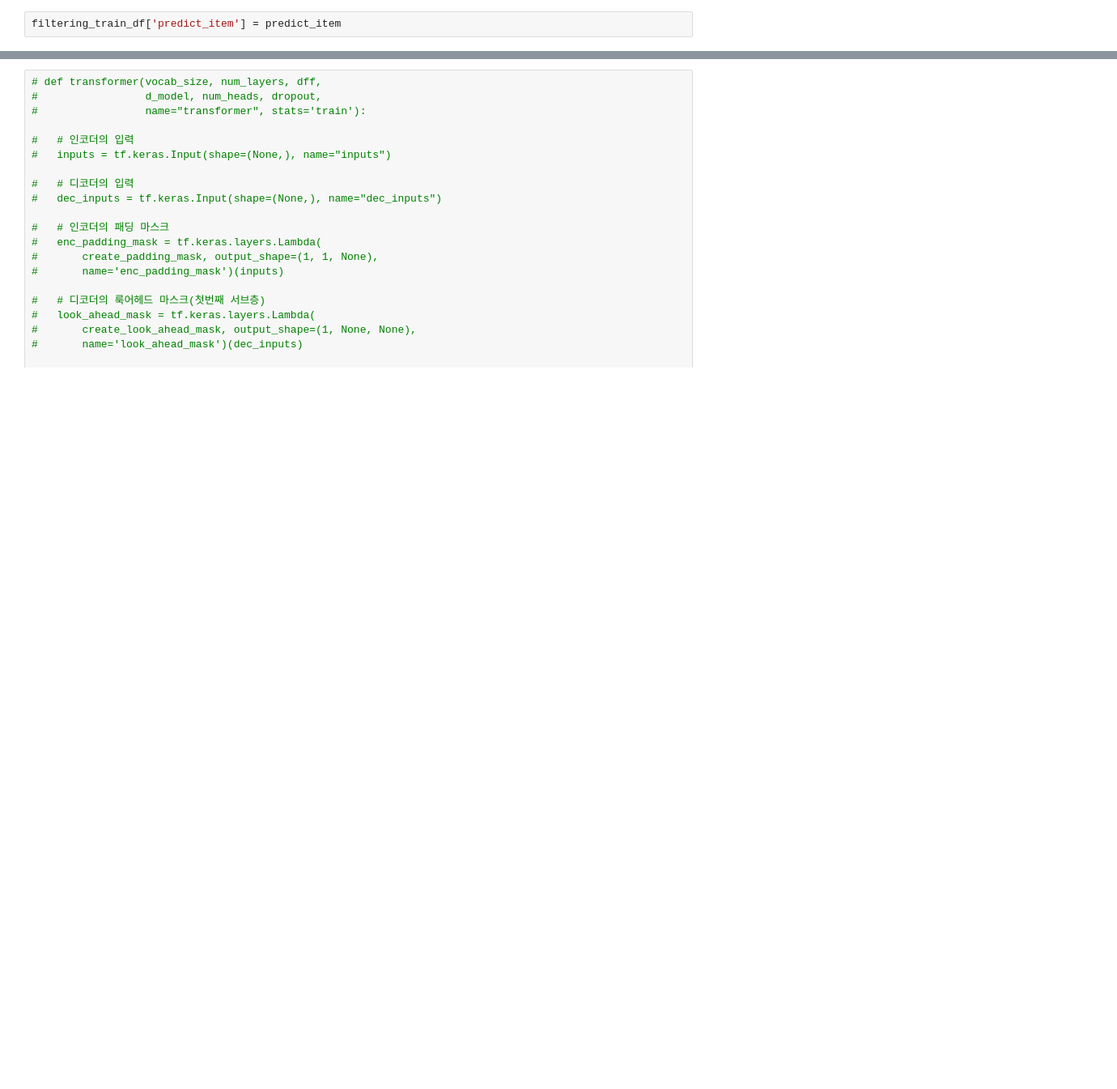
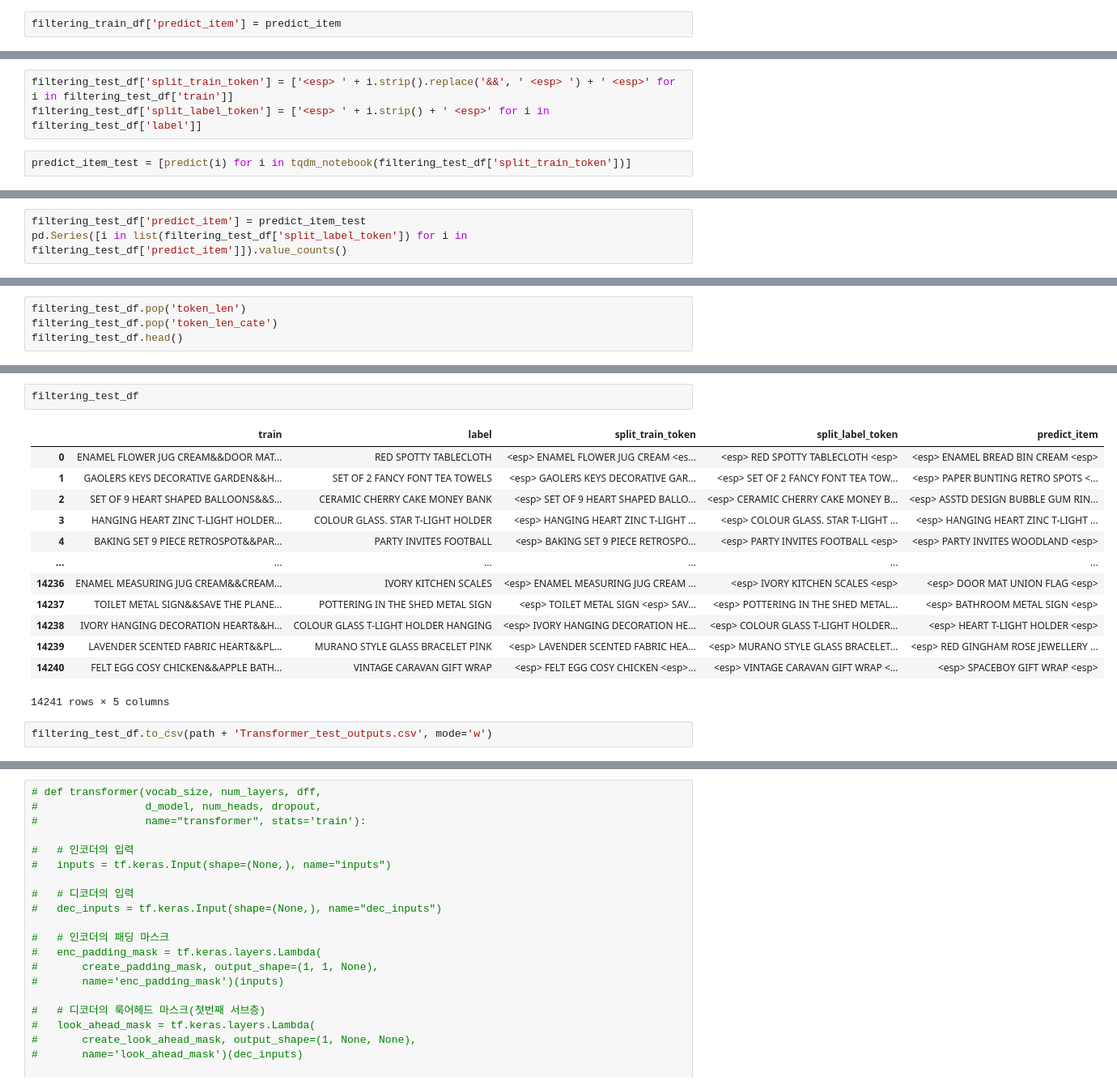
Before and after one commit to hoky1227/TransformRec, a Jupyter notebook: Transformer_상품추천_based_on_0328_JW.ipynb, the cells around one changed output, grey strips where cells are left out. Shown at 81% size. Drawn from its saved outputs; the diff is of its cells as text; blank space fills up the shorter version.

```diff
--- a/Transformer_상품추천_based_on_0328_JW.ipynb
+++ b/Transformer_상품추천_based_on_0328_JW.ipynb
@@ -1011,0 +886,5 @@ filtering_train_df.head()
+# %%
+filtering_test_df['split_train_token'] = ['<esp> ' + i.strip().replace('&&', ' <esp> ') + ' <esp>' for i in filtering_test_df['train']]
+filtering_test_df['split_label_token'] = ['<esp> ' + i.strip() + ' <esp>' for i in filtering_test_df['label']]
+# %%
+predict_item_test = [predict(i) for i in tqdm_notebook(filtering_test_df['split_train_token'])]
@@ -1011,0 +894,3 @@ filtering_train_df.head()
+# %%
+filtering_test_df['predict_item'] = predict_item_test
+pd.Series([i in list(filtering_test_df['split_label_token']) for i in filtering_test_df['predict_item']]).value_counts()
@@ -1011,0 +901,4 @@ filtering_train_df.head()
+# %%
+filtering_test_df.pop('token_len')
+filtering_test_df.pop('token_len_cate')
+filtering_test_df.head()
@@ -1011,0 +912,18 @@ filtering_train_df.head()
+# %%
+filtering_test_df
+# %% [output]
+|  | train | label | split_train_token | split_label_token | predict_item |
+| 0 | ENAMEL FLOWER JUG CREAM&&DOOR MAT... | RED SPOTTY TABLECLOTH | <esp> ENAMEL FLOWER JUG CREAM <es... | <esp> RED SPOTTY TABLECLOTH <esp> | <esp> ENAMEL BREAD BIN CREAM <esp> |
+| 1 | GAOLERS KEYS DECORATIVE GARDEN&&H... | SET OF 2 FANCY FONT TEA TOWELS | <esp> GAOLERS KEYS DECORATIVE GAR... | <esp> SET OF 2 FANCY FONT TEA TOW... | <esp> PAPER BUNTING RETRO SPOTS <... |
+| 2 | SET OF 9 HEART SHAPED BALLOONS&&S... | CERAMIC CHERRY CAKE MONEY BANK | <esp> SET OF 9 HEART SHAPED BALLO... | <esp> CERAMIC CHERRY CAKE MONEY B... | <esp> ASSTD DESIGN BUBBLE GUM RIN... |
+| 3 | HANGING HEART ZINC T-LIGHT HOLDER... | COLOUR GLASS. STAR T-LIGHT HOLDER | <esp> HANGING HEART ZINC T-LIGHT ... | <esp> COLOUR GLASS. STAR T-LIGHT ... | <esp> HANGING HEART ZINC T-LIGHT ... |
+| 4 | BAKING SET 9 PIECE RETROSPOT&&PAR... | PARTY INVITES FOOTBALL | <esp> BAKING SET 9 PIECE RETROSPO... | <esp> PARTY INVITES FOOTBALL <esp> | <esp> PARTY INVITES WOODLAND <esp> |
+| ... | ... | ... | ... | ... | ... |
+| 14236 | ENAMEL MEASURING JUG CREAM&&CREAM... | IVORY KITCHEN SCALES | <esp> ENAMEL MEASURING JUG CREAM ... | <esp> IVORY KITCHEN SCALES <esp> | <esp> DOOR MAT UNION FLAG <esp> |
+| 14237 | TOILET METAL SIGN&&SAVE THE PLANE... | POTTERING IN THE SHED METAL SIGN | <esp> TOILET METAL SIGN <esp> SAV... | <esp> POTTERING IN THE SHED METAL... | <esp> BATHROOM METAL SIGN <esp> |
+| 14238 | IVORY HANGING DECORATION HEART&&H... | COLOUR GLASS T-LIGHT HOLDER HANGING | <esp> IVORY HANGING DECORATION HE... | <esp> COLOUR GLASS T-LIGHT HOLDER... | <esp> HEART T-LIGHT HOLDER <esp> |
+| 14239 | LAVENDER SCENTED FABRIC HEART&&PL... | MURANO STYLE GLASS BRACELET PINK | <esp> LAVENDER SCENTED FABRIC HEA... | <esp> MURANO STYLE GLASS BRACELET... | <esp> RED GINGHAM ROSE JEWELLERY ... |
+| 14240 | FELT EGG COSY CHICKEN&&APPLE BATH... | VINTAGE CARAVAN GIFT WRAP | <esp> FELT EGG COSY CHICKEN <esp>... | <esp> VINTAGE CARAVAN GIFT WRAP <... | <esp> SPACEBOY GIFT WRAP <esp> |
+14241 rows × 5 columns
+# %%
+filtering_test_df.to_csv(path + 'Transformer_test_outputs.csv', mode='w')
```
Also changed, not shown: parts of 70 cells of this notebook.
